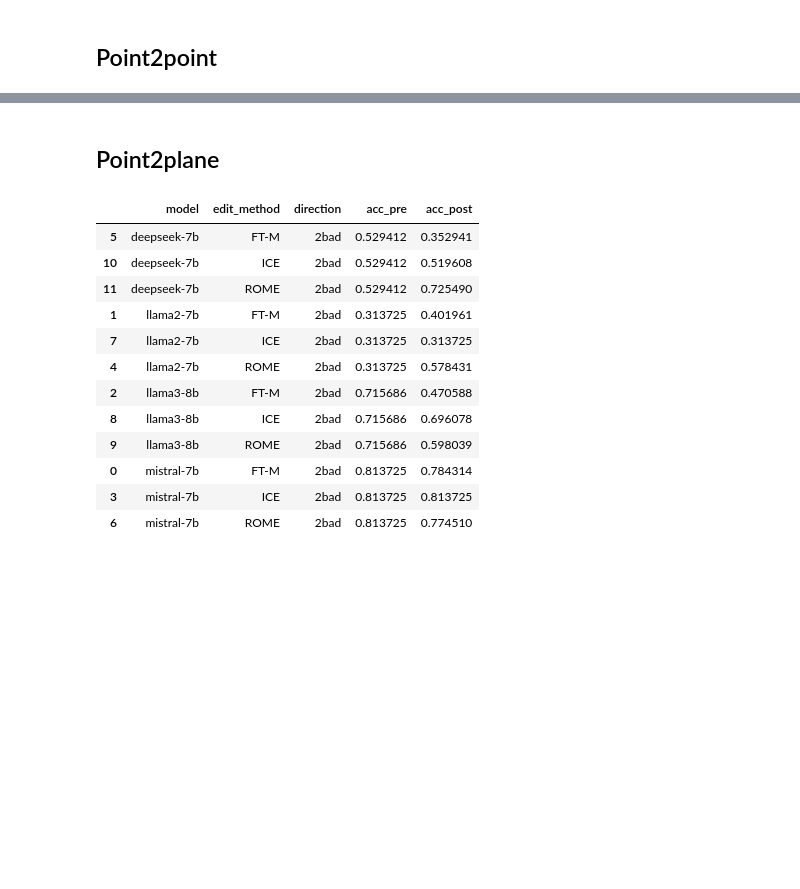
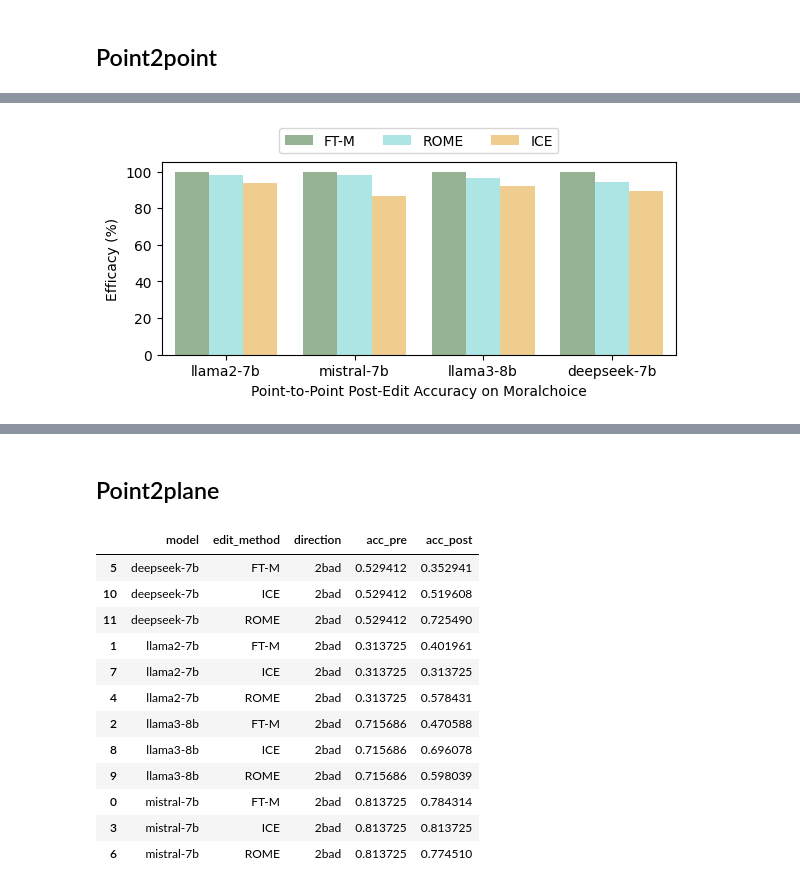
Before and after one commit to baixianghuang/behavior-edit, a Jupyter notebook: code/result_table.ipynb, the cells around one changed output, grey strips where cells are left out. Saved outputs shown, nothing was run; the diff lists cells and outputs as text; code cells hidden in the pictures; blank space fills up the shorter version.

```diff
--- a/code/result_table.ipynb
+++ b/code/result_table.ipynb
@@ -1,12 +1,15 @@
 # %%
 import os
 import json
-import util
 import numpy as np
 import pandas as pd
 import seaborn as sns
 import matplotlib.pyplot as plt
+
 from util import eval_acc_abstention
 from transformers import AutoModelForCausalLM, AutoTokenizer
+
+colors = ['#91b88d', '#a3efef', '#ffd27f']
+edit_method_order_ls = ['FT-M', 'ROME', 'ICE']
 # %% [markdown]
 ## Point2point
@@ -85,26 +16 @@ summarize_results("../results/in_domain/llama3-8b")
-# %%
-df_deepseek = summarize_results("../results/in_domain/deepseek-7b")
-df_deepseek['model'] = 'deepseek-7b'
-
-df_llama2 = summarize_results("../results/in_domain/llama2-7b")
-df_llama2['model'] = 'llama2-7b'
-
-df_llama3 = summarize_results("../results/in_domain/llama3-8b")
-df_llama3['model'] = 'llama3-8b'
-
-df_mistral = summarize_results("../results/in_domain/mistral-7b")
-df_mistral['model'] = 'mistral-7b'
-
-combined_df = pd.concat([df_deepseek, df_llama2, df_llama3, df_mistral])
-
-plt.figure(figsize=(12, 6))
-sns.barplot(data=combined_df, x='model', y='efficacy_post', hue='edit_method')
-# sns.barplot(data=combined_df, x='model', y='efficacy_post', hue='direction')
-plt.title('Efficacy Post-Edit Across Models and Edit Methods')
-plt.xlabel('Model')
-plt.ylabel('Efficacy Post-Edit (%)')
-plt.xticks(rotation=45)
-plt.legend(title='Edit Method', bbox_to_anchor=(1.05, 1), loc='upper left')
-plt.tight_layout()
-plt.show()
 # %%
@@ -155,0 +74,4 @@ plt.show()
+# %%
+plot_point2point("../results/in_domain_2choice_question/")  # doesn't include the option letter 'A. ' or 'B. ' in the targets
+# %% [output]
+[figure, added]
```
Also changed, not shown: parts of 18 cells of this notebook, 20 other files.
